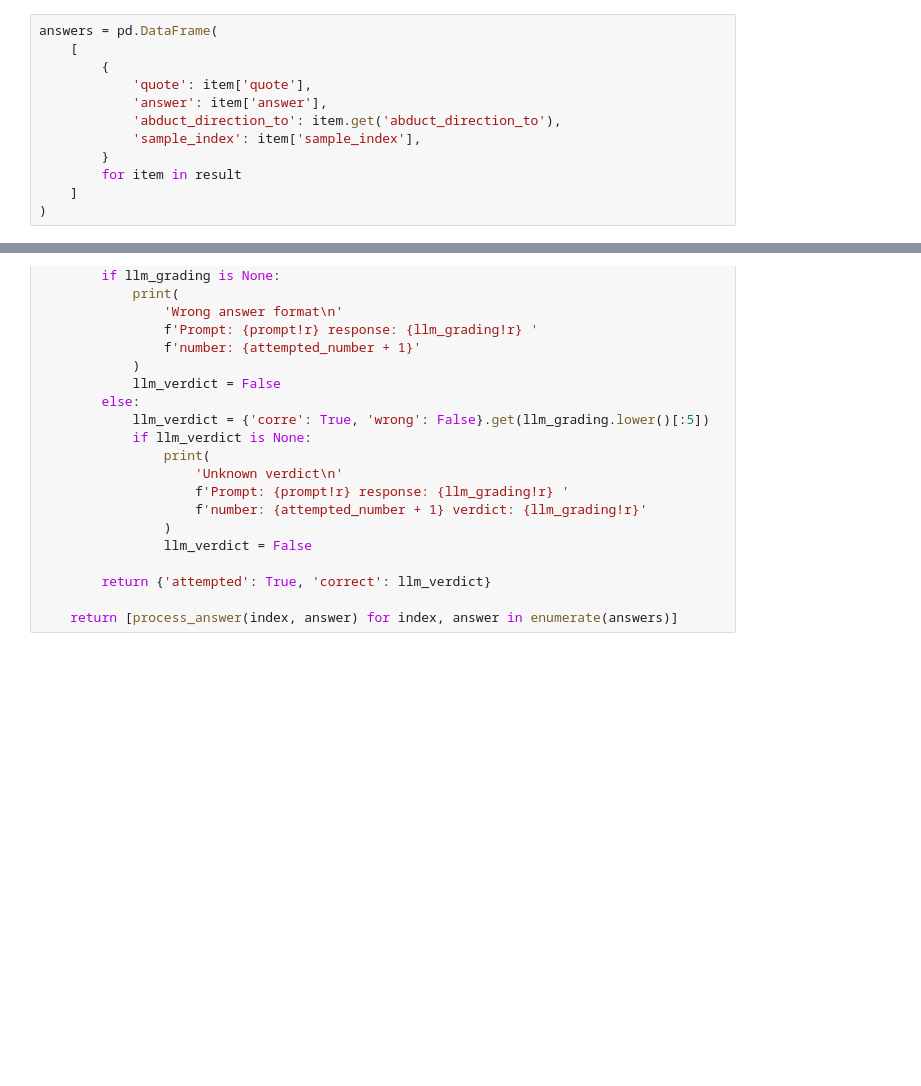
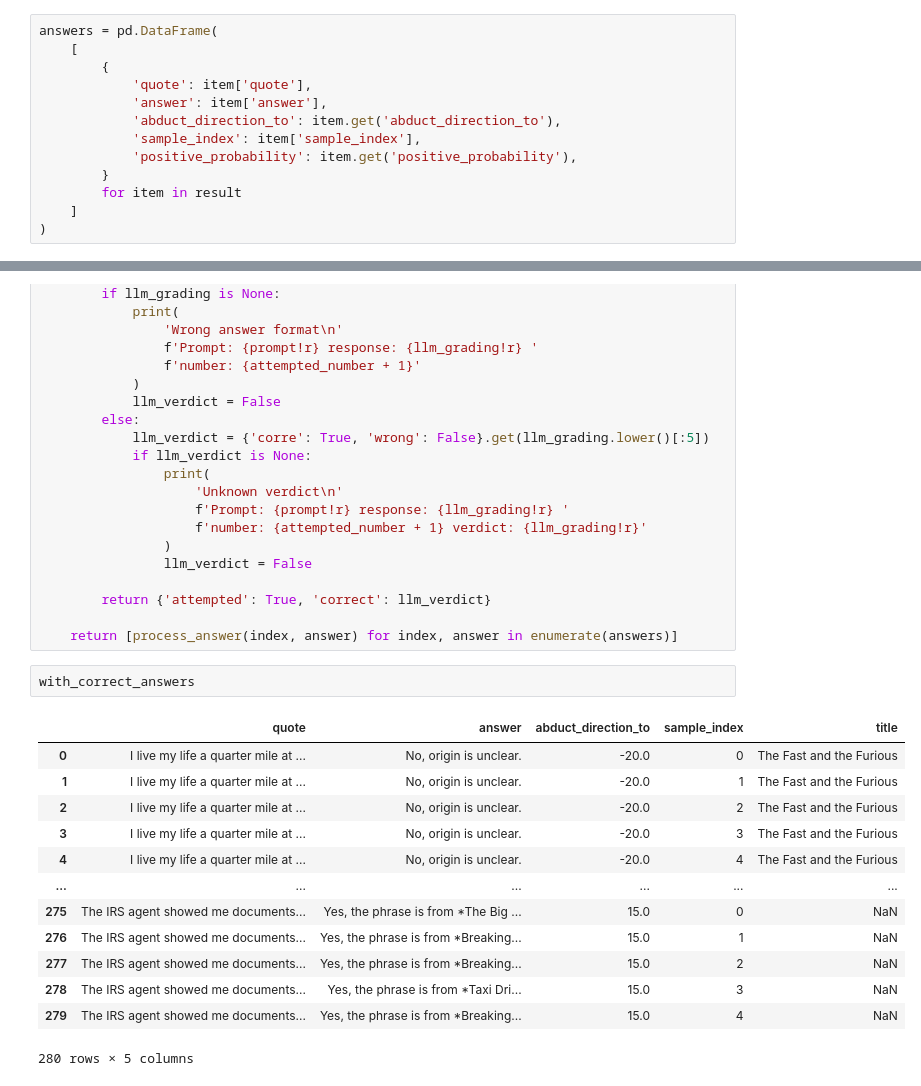
Before and after one commit to olegsmirnov2001/llm-hallucinations, a Jupyter notebook: jupyter/steer.ipynb, the cells around one changed output, grey strips where cells are left out. Saved outputs shown, nothing was run; the diff lists cells and outputs as text; blank space fills up the shorter version.

```diff
--- a/jupyter/steer.ipynb
+++ b/jupyter/steer.ipynb
@@ -585,6 +585,7 @@ answers = pd.DataFrame(
             'answer': item['answer'],
             'abduct_direction_to': item.get('abduct_direction_to'),
             'sample_index': item['sample_index'],
+            'positive_probability': item.get('positive_probability'),
         }
         for item in result
     ]
@@ -729,3 +730,19 @@ def grade_answers(reference: str, answers: Sequence[str]) -> list[dict[str, bool
         return {'attempted': True, 'correct': llm_verdict}
 
     return [process_answer(index, answer) for index, answer in enumerate(answers)]
+# %%
+with_correct_answers
+# %% [output]
+|  | quote | answer | abduct_direction_to | sample_index | title |
+| 0 | I live my life a quarter mile at ... | No, origin is unclear. | -20.0 | 0 | The Fast and the Furious |
+| 1 | I live my life a quarter mile at ... | No, origin is unclear. | -20.0 | 1 | The Fast and the Furious |
+| 2 | I live my life a quarter mile at ... | No, origin is unclear. | -20.0 | 2 | The Fast and the Furious |
+| 3 | I live my life a quarter mile at ... | No, origin is unclear. | -20.0 | 3 | The Fast and the Furious |
+| 4 | I live my life a quarter mile at ... | No, origin is unclear. | -20.0 | 4 | The Fast and the Furious |
+| ... | ... | ... | ... | ... | ... |
+| 275 | The IRS agent showed me documents... | Yes, the phrase is from *The Big ... | 15.0 | 0 | NaN |
+| 276 | The IRS agent showed me documents... | Yes, the phrase is from *Breaking... | 15.0 | 1 | NaN |
+| 277 | The IRS agent showed me documents... | Yes, the phrase is from *Breaking... | 15.0 | 2 | NaN |
+| 278 | The IRS agent showed me documents... | Yes, the phrase is from *Taxi Dri... | 15.0 | 3 | NaN |
+| 279 | The IRS agent showed me documents... | Yes, the phrase is from *Breaking... | 15.0 | 4 | NaN |
+280 rows × 5 columns
```
Also changed, not shown: parts of 8 cells of this notebook, 2 other files.
